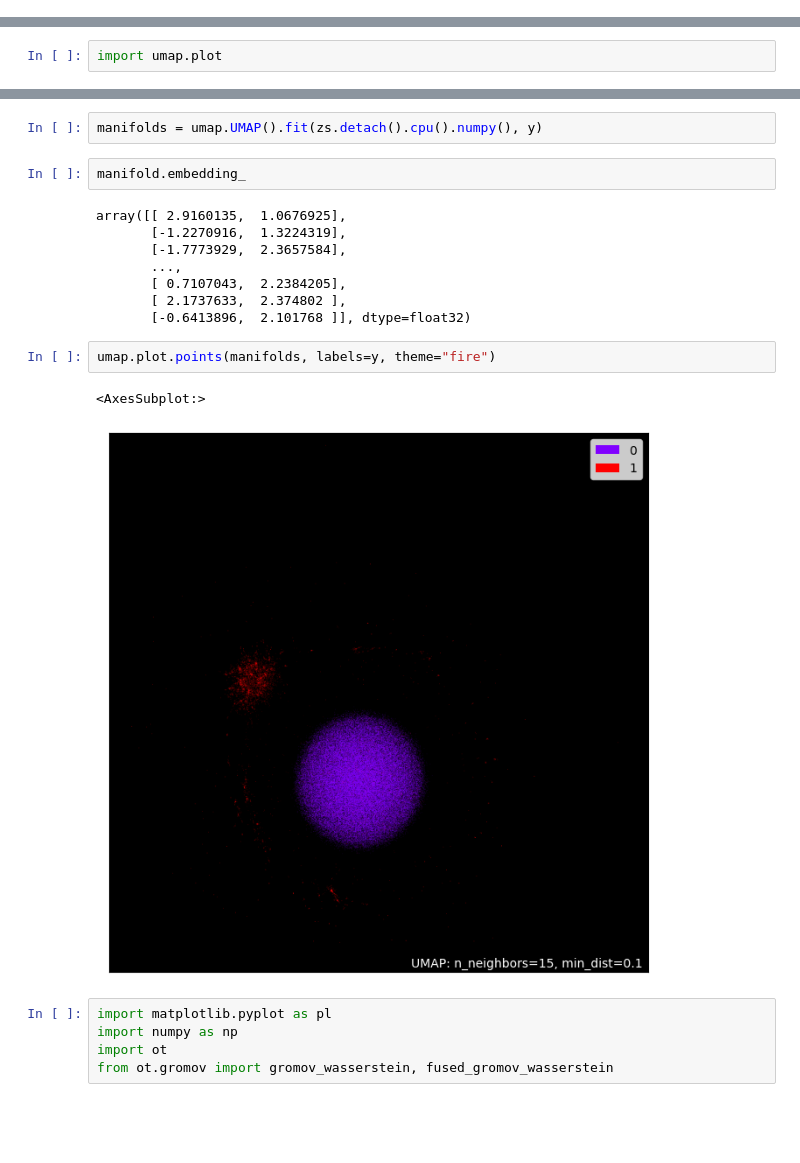
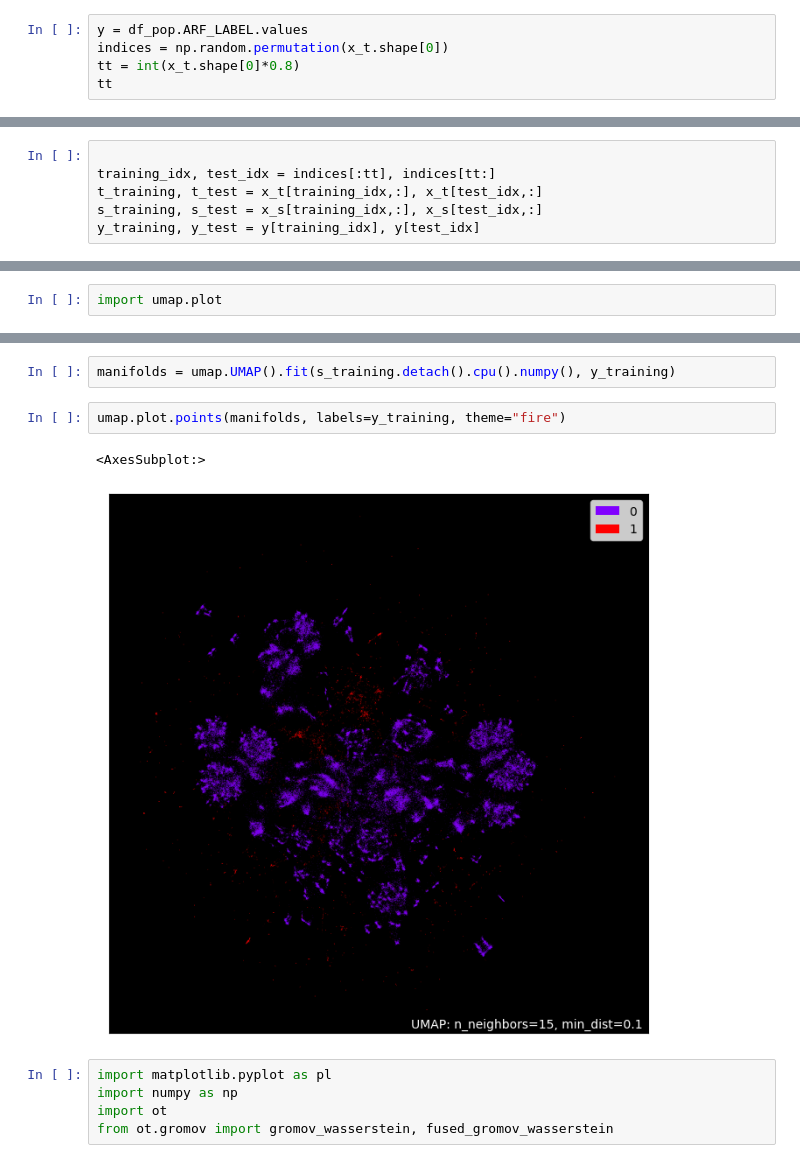
Before and after one commit to hehuannb/FlexGen-EHR, a Jupyter notebook: eval_scripts/umap_vis.ipynb, the cells around one changed output, grey strips where cells are left out. Drawn from its saved outputs; the diff is of its cells as text; blank space fills up the shorter version.

```diff
--- a/eval_scripts/umap_vis.ipynb
+++ b/eval_scripts/umap_vis.ipynb
@@ -35,3 +28,8 @@ df_pop = pd.read_csv('../FIDDLE_eicu/population/{}.csv'.format(task))
 x_s = torch.sparse_coo_tensor(torch.tensor(s['coords']), torch.tensor(s['data'])).to_dense().to(torch.float32)
 x_t = torch.sparse_coo_tensor(torch.tensor(X['coords']), torch.tensor(X['data'])).to_dense().to(torch.float32)
 x_t = x_t.sum(dim=1).to(torch.float32)
+# %%
+y = df_pop.ARF_LABEL.values
+indices = np.random.permutation(x_t.shape[0])
+tt = int(x_t.shape[0]*0.8)
+tt
@@ -38,3 +38,9 @@ x_t = x_t.sum(dim=1).to(torch.float32)
+# %%
+
+training_idx, test_idx = indices[:tt], indices[tt:]
+t_training, t_test = x_t[training_idx,:], x_t[test_idx,:]
+s_training, s_test = x_s[training_idx,:], x_s[test_idx,:]
+y_training, y_test = y[training_idx], y[test_idx]
 # %%
 
 svae = VariationalAutoencoder(717).to('cuda')
@@ -65,20 +69,10 @@ umap.plot.points(manifold, labels=y, theme="fire")
 # %%
-manifolds = umap.UMAP().fit(zs.detach().cpu().numpy(), y)
+manifolds = umap.UMAP().fit(s_training.detach().cpu().numpy(), y_training)
-# %%
-manifold.embedding_
-# %% [output]
-array([[ 2.9160135,  1.0676925],
-       [-1.2270916,  1.3224319],
-       [-1.7773929,  2.3657584],
-       ...,
-       [ 0.7107043,  2.2384205],
-       [ 2.1737633,  2.374802 ],
-       [-0.6413896,  2.101768 ]], dtype=float32)
 # %%
-umap.plot.points(manifolds, labels=y, theme="fire")
+umap.plot.points(manifolds, labels=y_training, theme="fire")
 # %% [output]
 <AxesSubplot:>
-[figure, old version]
+[figure, new version]
 # %%
 import matplotlib.pyplot as pl
 import numpy as np
```
Also changed, not shown: parts of 34 cells of this notebook, 3 other files.
